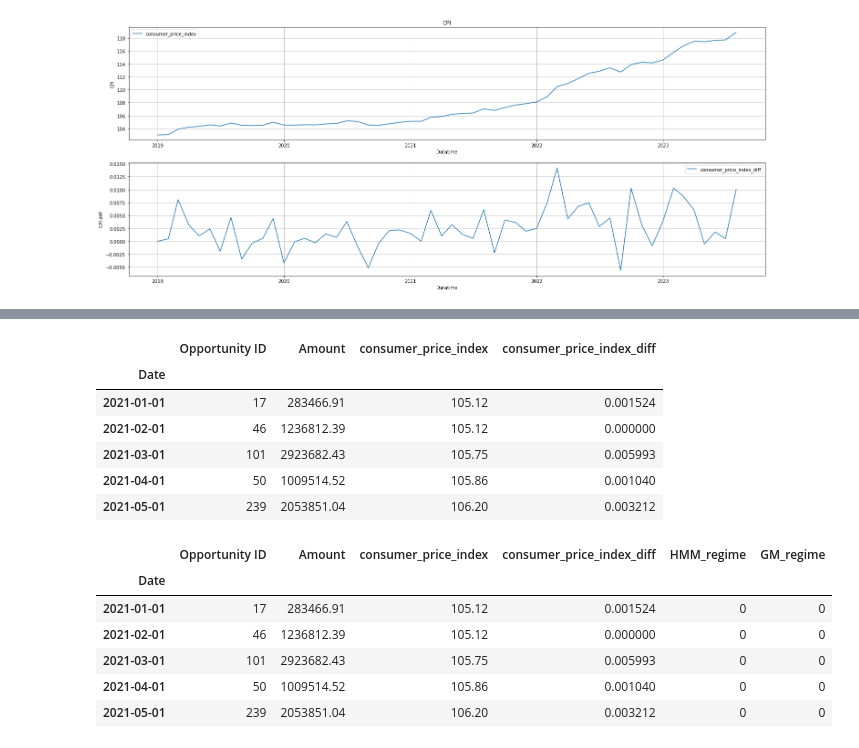
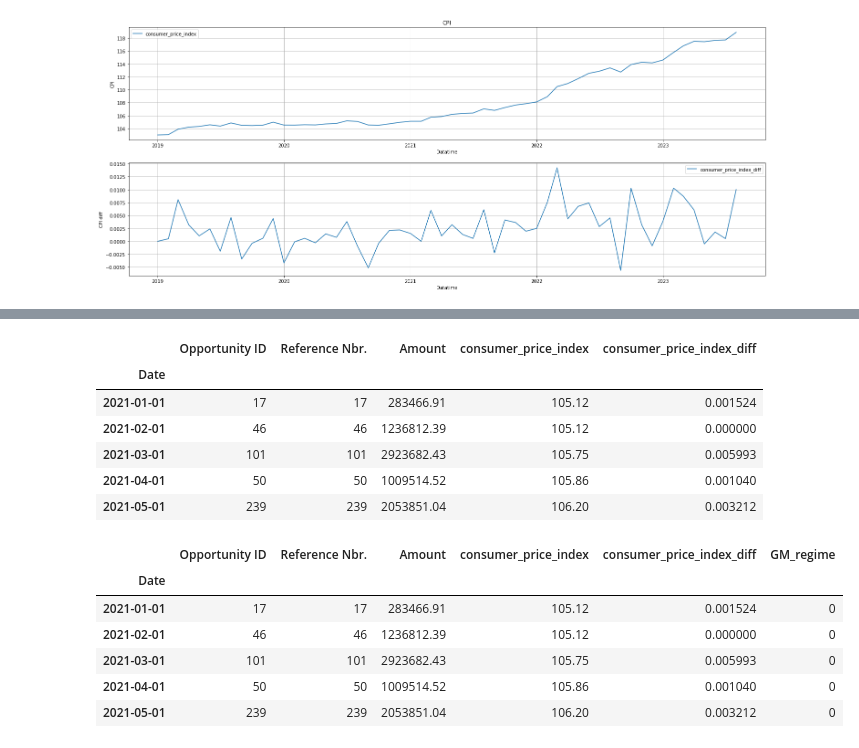
Before and after one commit to dfgparis23/Team-1, a Jupyter notebook: hmm_market_conditions.ipynb, the cells around one changed output, grey strips where cells are left out. Cells and saved outputs as stored; diff of their text form; code cells hidden in the pictures.

```diff
--- a/hmm_market_conditions.ipynb
+++ b/hmm_market_conditions.ipynb
@@ -70,9 +70,9 @@ df_invoice = pd.read_excel(f"{FILE_PATH}{FILES[file_no]}")
 print(f"File : {FILES[file_no]}")
 
 df_invoice_agg = (df_invoice.groupby(by=["Date"])
-              .agg({"Opportunity ID":"count","Amount":'sum'})
+              .agg({"Opportunity ID":"count","Reference Nbr.":"count","Amount":'sum'})
               .resample("MS")
-              .agg({"Opportunity ID":"sum","Amount":'sum'}))
+              .agg({"Opportunity ID":"sum","Reference Nbr.":"sum","Amount":'sum'}))
 
 df_invoice_agg.head()
 # %% [output]
@@ -99,29 +115,29 @@ ax.grid()
 df_merged_cpi_invoice = pd.merge(df_invoice_agg, df_cpi, left_index=True, right_index=True).loc['2021-01-01':]
 df_merged_cpi_invoice.head()
 # %% [output]
-|  | Opportunity ID | Amount | consumer_price_index | consumer_price_index_diff |
-| Date |  |  |  |  |
-| 2021-01-01 | 17 | 283466.91 | 105.12 | 0.001524 |
-| 2021-02-01 | 46 | 1236812.39 | 105.12 | 0.000000 |
-| 2021-03-01 | 101 | 2923682.43 | 105.75 | 0.005993 |
-| 2021-04-01 | 50 | 1009514.52 | 105.86 | 0.001040 |
-| 2021-05-01 | 239 | 2053851.04 | 106.20 | 0.003212 |
+|  | Opportunity ID | Reference Nbr. | Amount | consumer_price_index | consumer_price_index_diff |
+| Date |  |  |  |  |  |
+| 2021-01-01 | 17 | 17 | 283466.91 | 105.12 | 0.001524 |
+| 2021-02-01 | 46 | 46 | 1236812.39 | 105.12 | 0.000000 |
+| 2021-03-01 | 101 | 101 | 2923682.43 | 105.75 | 0.005993 |
+| 2021-04-01 | 50 | 50 | 1009514.52 | 105.86 | 0.001040 |
+| 2021-05-01 | 239 | 239 | 2053851.04 | 106.20 | 0.003212 |
 # %%
-scaler = RobustScaler()
-consumer_price_index_diff_scaled = df_merged_cpi_invoice.consumer_price_index.to_numpy().reshape(-1, 1)#scaler.fit_transform(df_merged_cpi_invoice.consumer_price_index_diff.to_numpy().reshape(-1, 1))
+scaler = MinMaxScaler()
+consumer_price_index_diff_scaled = scaler.fit_transform(df_merged_cpi_invoice.consumer_price_index_diff.to_numpy().reshape(-1, 1))
 
 model = GaussianMixture(n_components=2, covariance_type="full", random_state=42,max_iter=1000) # 2 Market Regimes
 model.fit(consumer_price_index_diff_scaled)
 consumer_price_index_diff_predicted = model.predict(consumer_price_index_diff_scaled)
 df_merged_cpi_invoice['GM_regime'] = consumer_price_index_diff_predicted
 
 df_merged_cpi_invoice.head()
 # %% [output]
-|  | Opportunity ID | Amount | consumer_price_index | consumer_price_index_diff | HMM_regime | GM_regime |
+|  | Opportunity ID | Reference Nbr. | Amount | consumer_price_index | consumer_price_index_diff | GM_regime |
 | Date |  |  |  |  |  |  |
-| 2021-01-01 | 17 | 283466.91 | 105.12 | 0.001524 | 0 | 0 |
-| 2021-02-01 | 46 | 1236812.39 | 105.12 | 0.000000 | 0 | 0 |
-| 2021-03-01 | 101 | 2923682.43 | 105.75 | 0.005993 | 0 | 0 |
-| 2021-04-01 | 50 | 1009514.52 | 105.86 | 0.001040 | 0 | 0 |
-| 2021-05-01 | 239 | 2053851.04 | 106.20 | 0.003212 | 0 | 0 |
+| 2021-01-01 | 17 | 17 | 283466.91 | 105.12 | 0.001524 | 0 |
+| 2021-02-01 | 46 | 46 | 1236812.39 | 105.12 | 0.000000 | 0 |
+| 2021-03-01 | 101 | 101 | 2923682.43 | 105.75 | 0.005993 | 0 |
+| 2021-04-01 | 50 | 50 | 1009514.52 | 105.86 | 0.001040 | 0 |
+| 2021-05-01 | 239 | 239 | 2053851.04 | 106.20 | 0.003212 | 0 |
 # %%
```
Also changed, not shown: parts of 10 cells of this notebook, 1 other file.
